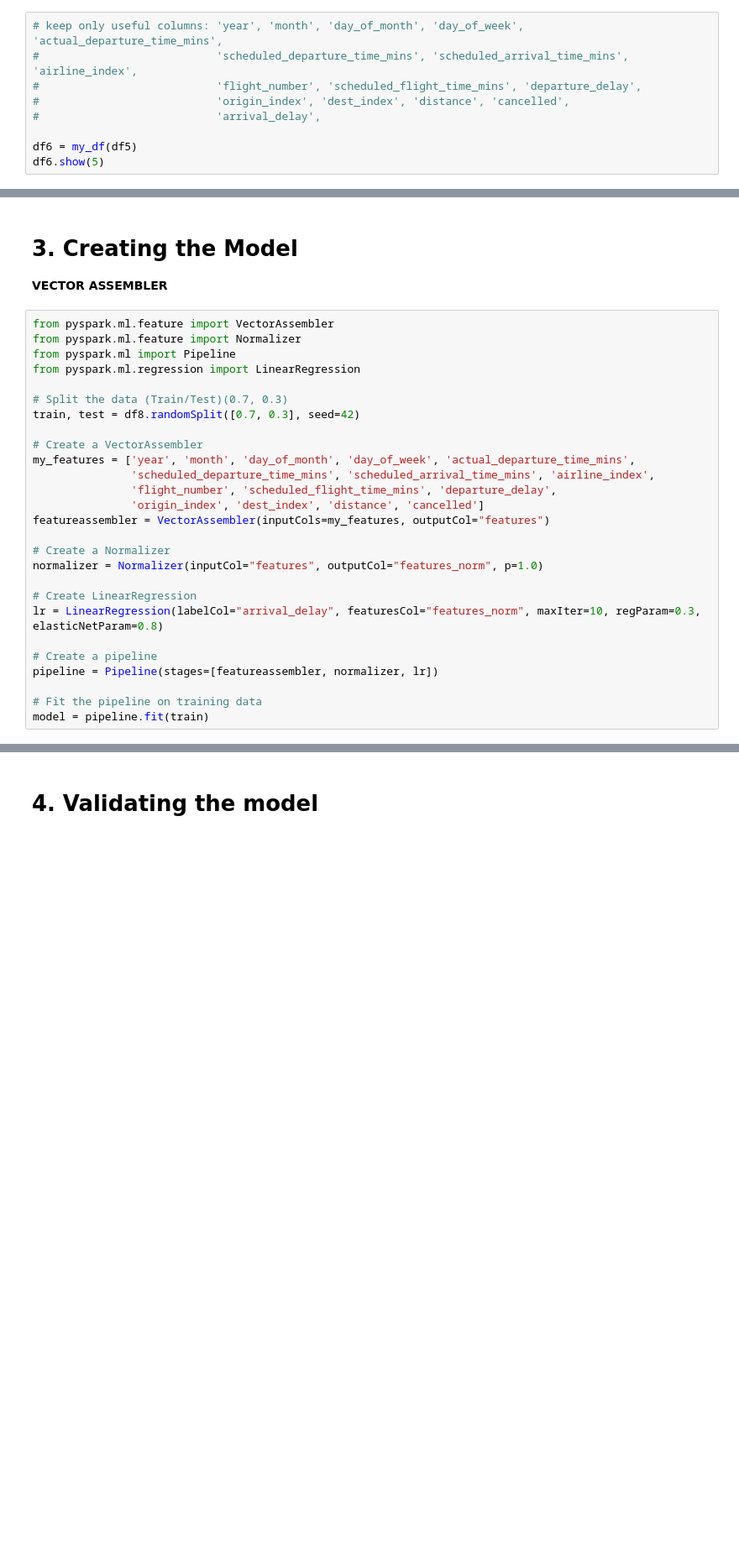
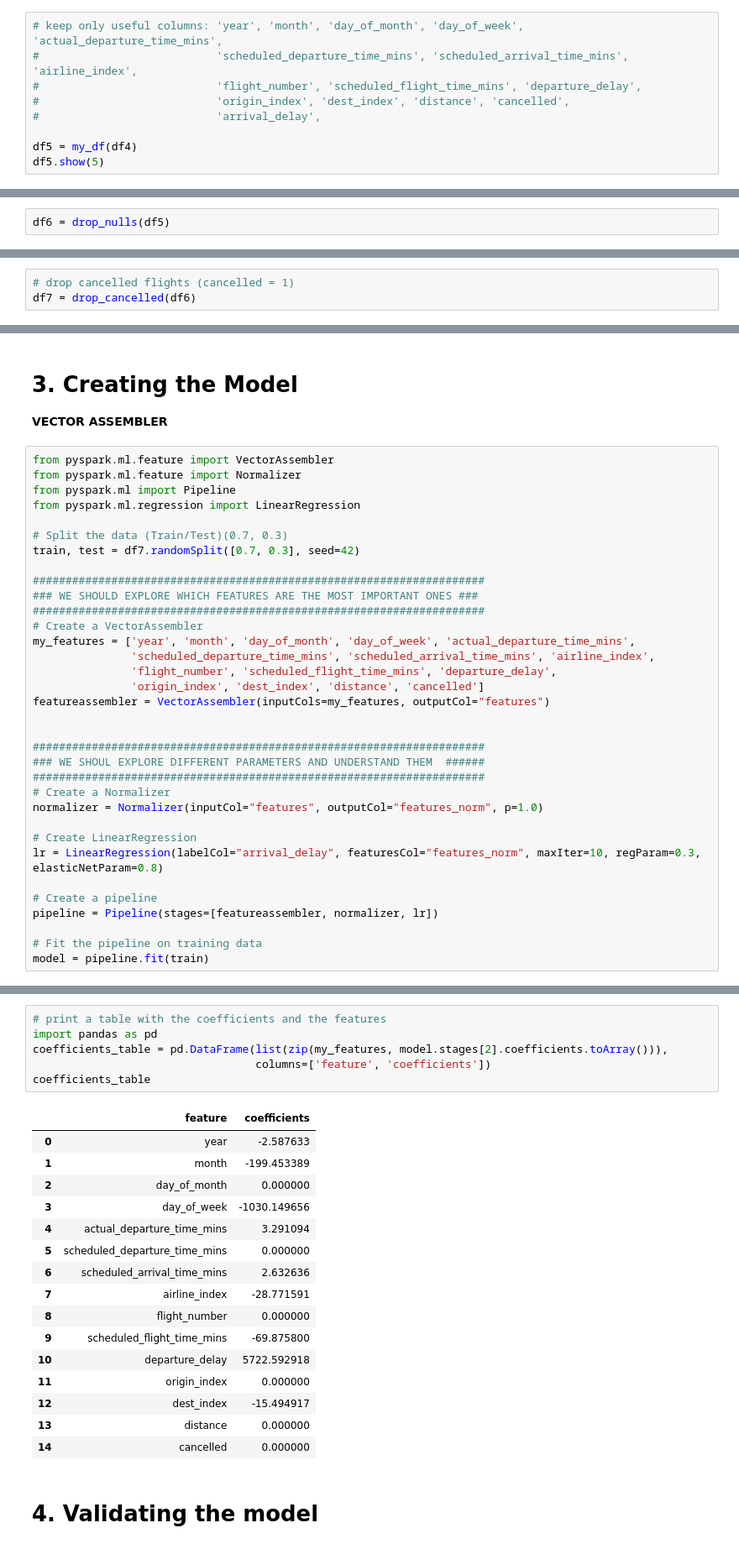
Before and after one commit to LauMarMar17/Bigdata, a Jupyter notebook: Final_project/comercial_flight_project.ipynb, the cells around one changed output, grey strips where cells are left out. Shown at 84% size. Drawn from its saved outputs; the diff is of its cells as text; blank space fills up the shorter version.

```diff
--- a/final_project/comercial_flight_project.ipynb
+++ b/Final_project/comercial_flight_project.ipynb
@@ -419,6 +436,6 @@ _NULL_
 # 							'origin_index', 'dest_index', 'distance', 'cancelled',
 # 							'arrival_delay',
 
-df6 = my_df(df5)
-df6.show(5)
+df5 = my_df(df4)
+df5.show(5)
 # %% [output]
@@ -447 +452,3 @@ df7 = drop_nulls(df6)
+# %%
+df6 = drop_nulls(df5)
 # %%
@@ -454,4 +461,7 @@ df7.select([count(when(col(c).isNull(), c)).alias(c) for c in df7.columns]).show
 +----+-----+------------+-----------+--------------------------+-----------------------------+---------------------------+-------------+-------------+--------------------------+---------------+------- ...
 |   0|    0|           0|          0|                         0|                            0|                          0|            0|            0|                         0|              0|        ...
 +----+-----+------------+-----------+--------------------------+-----------------------------+---------------------------+-------------+-------------+--------------------------+---------------+------- ...
+# %%
+# drop cancelled flights (cancelled = 1)
+df7 = drop_cancelled(df6)
 # %%
@@ -515,8 +523,11 @@ from pyspark.ml import Pipeline
 from pyspark.ml.regression import LinearRegression
 
 # Split the data (Train/Test)(0.7, 0.3)
-train, test = df8.randomSplit([0.7, 0.3], seed=42)
+train, test = df7.randomSplit([0.7, 0.3], seed=42)
 
+#####################################################################
+### WE SHOULD EXPLORE WHICH FEATURES ARE THE MOST IMPORTANT ONES ###
+#####################################################################
 # Create a VectorAssembler
 my_features = ['year', 'month', 'day_of_month', 'day_of_week', 'actual_departure_time_mins',
                'scheduled_departure_time_mins', 'scheduled_arrival_time_mins', 'airline_index',
@@ -524,6 +535,10 @@ my_features = ['year', 'month', 'day_of_month', 'day_of_week', 'actual_departure
                'origin_index', 'dest_index', 'distance', 'cancelled']
 featureassembler = VectorAssembler(inputCols=my_features, outputCol="features")
 
+
+#####################################################################
+### WE SHOUL EXPLORE DIFFERENT PARAMETERS AND UNDERSTAND THEM  ######
+#####################################################################
 # Create a Normalizer
 normalizer = Normalizer(inputCol="features", outputCol="features_norm", p=1.0)
 
@@ -545,3 +562,26 @@ Intercept: 5.3294728541366245
+# %%
+# print a table with the coefficients and the features
+import pandas as pd
+coefficients_table = pd.DataFrame(list(zip(my_features, model.stages[2].coefficients.toArray())),
+								  columns=['feature', 'coefficients'])
+coefficients_table
+# %% [output]
+|  | feature | coefficients |
+| 0 | year | -2.587633 |
+| 1 | month | -199.453389 |
+| 2 | day_of_month | 0.000000 |
+| 3 | day_of_week | -1030.149656 |
+| 4 | actual_departure_time_mins | 3.291094 |
+| 5 | scheduled_departure_time_mins | 0.000000 |
+| 6 | scheduled_arrival_time_mins | 2.632636 |
+| 7 | airline_index | -28.771591 |
+| 8 | flight_number | 0.000000 |
+| 9 | scheduled_flight_time_mins | -69.875800 |
+| 10 | departure_delay | 5722.592918 |
+| 11 | origin_index | 0.000000 |
+| 12 | dest_index | -15.494917 |
+| 13 | distance | 0.000000 |
+| 14 | cancelled | 0.000000 |
 # %% [markdown]
 # 4. Validating the model
 # %%
```
Also changed, not shown: parts of 28 cells of this notebook.
